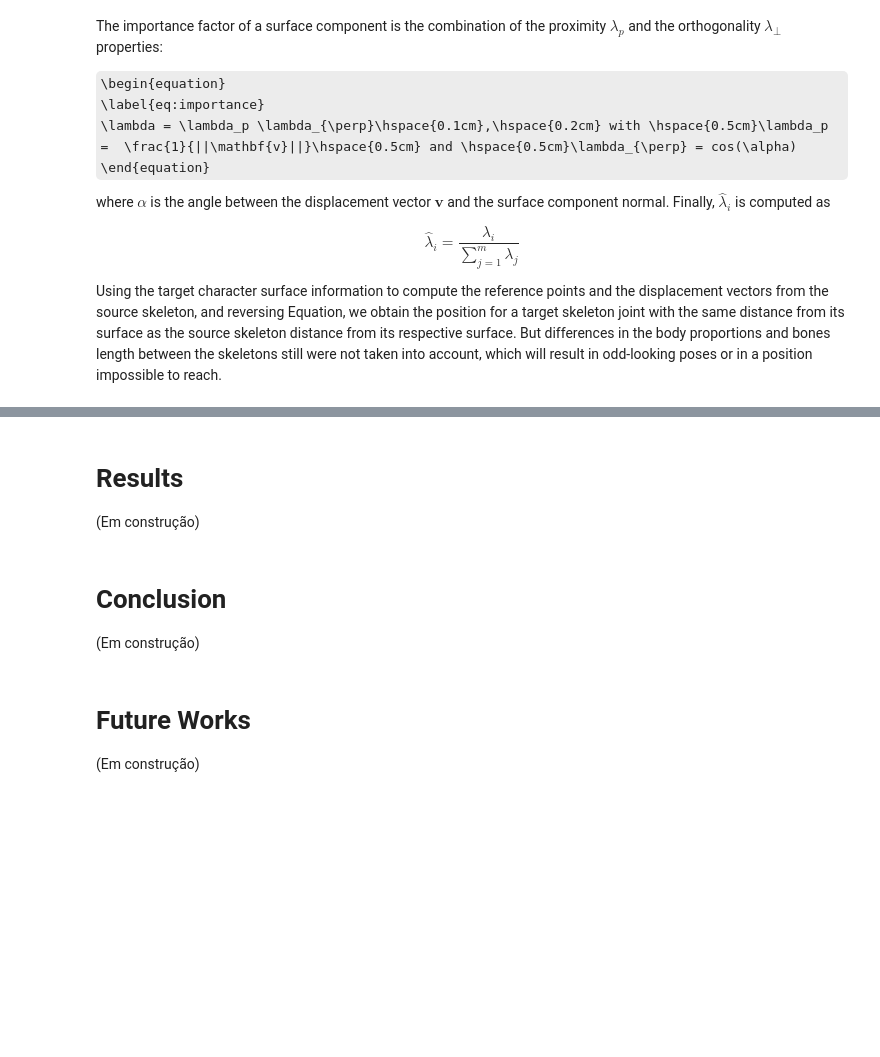
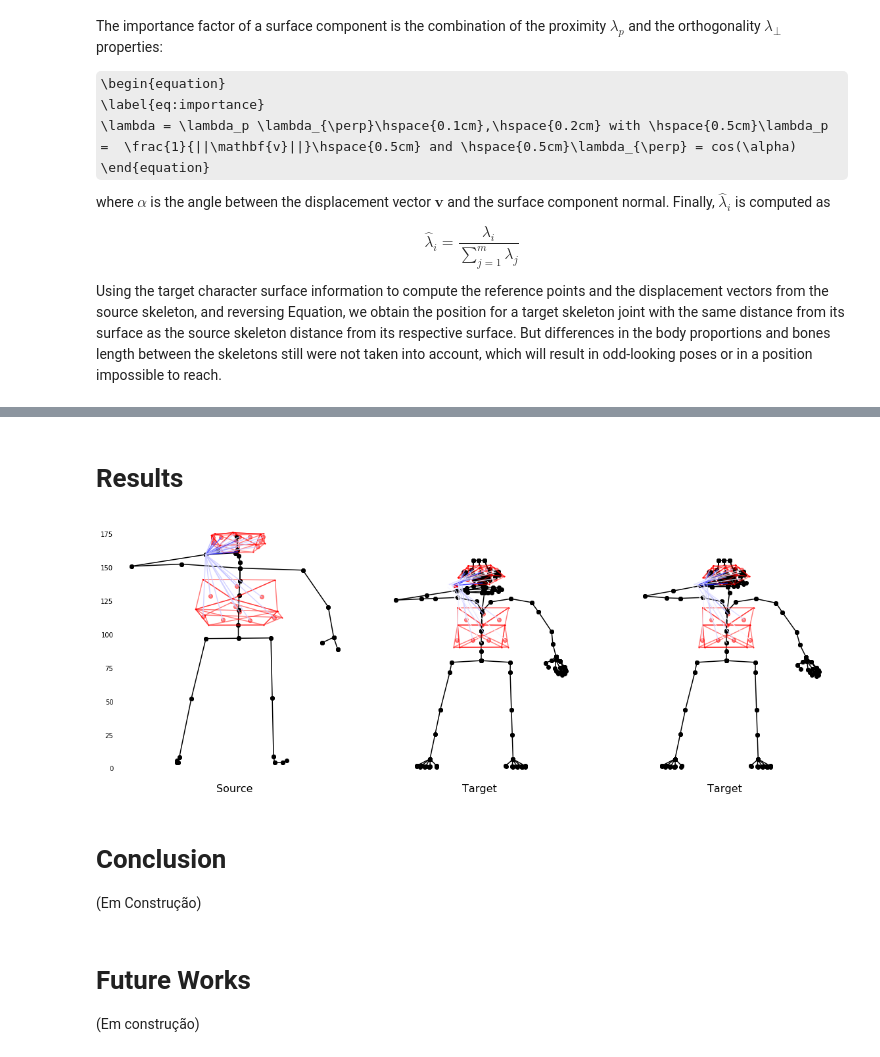
Before and after one commit to rltonoli/MotionRetargeting, a Jupyter notebook: dev/MotionRetargetingPaper-2.ipynb, the cells around one changed output, grey strips where cells are left out. Drawn from its saved outputs; the diff is of its cells as text; code cells hidden in the pictures; some formulas as TeX source; blank space fills up the shorter version.

```diff
--- a/dev/MotionRetargetingPaper-2.ipynb
+++ b/dev/MotionRetargetingPaper-2.ipynb
@@ -901,11 +869,83 @@ PlotDispvectorsFrames(sourceAnimation, sourceSurface, targetAnimation, targetSur
 # %% [markdown]
 # Results
-
-(Em construção)
+# %%
+def PlotResults(srcAnim, srcSurface, tgtAnim, tgtAnim_Aligned, tgtSurface, egoCoord, frame):
+    %matplotlib inline
+    fig, axs = plt.subplots(1, 3, figsize=(16,6))
+    min_X, max_X = np.inf,np.NINF
+    min_Y, max_Y = np.inf,np.NINF
+    for animation, surface, column in zip([srcAnim, tgtAnim_Aligned, tgtAnim],[srcSurface, tgtSurface, tgtSurface],range(3)):
+        aux = animation.getBones(frame)
+        bones = []
+        for i in range(len(aux)):
+            axs[column].plot([aux[i,0], aux[i,3]], [aux[i,1], aux[i,4]],'-o', color='black')
+        surf = []
+        for triangle in surface.headmesh:
+            vertices = [[vert.getPosition(animation,frame)[0],vert.getPosition(animation,frame)[1]] for vert in triangle]
+            vertices.append([triangle[0].getPosition(animation,frame)[0],triangle[0].getPosition(animation,frame)[1]])
+            vertices = np.asarray(vertices)
+            axs[column].plot(vertices[:,0],vertices[:,1],'-o', color='red', markersize=1, alpha = 0.5)
+
+        for triangle in surface.bodymesh:
+            vertices = [[vert.getPosition(animation,frame)[0],vert.getPosition(animation,frame)[1]] for vert in triangle]
+            vertices.append([triangle[0].getPosition(animation,frame)[0],triangle[0].getPosition(animation,frame)[1]])
+            vertices = np.asarray(vertices)
+            axs[column].plot(vertices[:,0],vertices[:,1],'-o', color='red', markersize=1, alpha = 0.5)
+        mini_X,maxi_X = np.min([aux[:,0].min(),aux[:,3].min()]), np.max([aux[:,0].max(),aux[:,3].max()])
+        mini_Y, maxi_Y = np.min([aux[:,1].min(),aux[:,4].min()]), np.max([aux[:,1].max(),aux[:,4].max()])
+        if mini_X<min_X:
+            min_X=mini_X
+        if maxi_X>max_X:
+            max_X=maxi_X
+        if mini_Y<min_Y:
+            min_Y=mini_Y
+        if maxi_Y>max_Y:
+            max_Y=maxi_Y
+
+    lenNoLimb = len(srcSurface.headmesh)+len(srcSurface.bodymesh)
+    #Source Animation ego coords:
+    dispvector = np.asarray([np.asarray(egoCoord.framecoord[frame].dispvector[i]*egoCoord.framecoord[frame].tau[i])+egoCoord.framecoord[frame].refpoint[i] for i in range(lenNoLimb)])
+    refpoint = np.asarray(egoCoord.framecoord[frame].refpoint[:lenNoLimb])
+    norm_importance = egoCoord.framecoord[frame].importance/egoCoord.framecoord[frame].importance.max()
+    for i in range(lenNoLimb):
+        axs[0].plot([refpoint[i,0],dispvector[i,0]],[refpoint[i,1],dispvector[i,1]], color=[np.clip(1*(1-norm_importance[i]),0,0.8),np.clip(1*(1-norm_importance[i]),0,0.8),1,0.8])
+        axs[0].scatter(refpoint[i,0], refpoint[i,1], color='red', alpha=0.5)
+    #Target Animation ego coords
+    dispvector = np.asarray([np.asarray(egoCoord.framecoord[frame].tgt_dispvector[i])+egoCoord.framecoord[frame].tgt_refpoint[i] for i in range(len(egoCoord.framecoord[frame].tgt_refpoint))])
+    refpoint = np.asarray(egoCoord.framecoord[frame].tgt_refpoint[:])
+    norm_importance = egoCoord.framecoord[frame].importance/egoCoord.framecoord[frame].importance.max()
+    for column in range(1,3):
+        for i in range(lenNoLimb):
+            axs[column].plot([refpoint[i,0],dispvector[i,0]],[refpoint[i,1],dispvector[i,1]], color=[np.clip(1*(1-norm_importance[i]),0,1),np.clip(1*(1-norm_importance[i]),0,1),1,0.8])
+            axs[column].scatter(refpoint[i,0], refpoint[i,1], color='red', alpha=0.5)
+            target = egoCoord.getTarget(frame)
+            axs[column].scatter(target[0], target[1], color='red', marker="X")
+    for column in range(3):
+        axs[column].set_xlim(min_X-5,max_X+5)
+        axs[column].set_ylim(min_Y-10,max_Y+10)
+        axs[column].set_frame_on(False)
+        axs[column].tick_params(axis='both', which='both', length=0)
+        axs[column].set_xticks([])
+        if column!=0:
+            axs[column].set_yticks([])
+        #axs[column].set_axis_off()
+
+    font_size = 16
+
+    axs[0].set_xlabel('Source', fontsize=font_size)
+    axs[1].set_xlabel('Target', fontsize=font_size)
+    axs[2].set_xlabel('Target', fontsize=font_size)
+
+    plt.tight_layout()
+    plt.show()
+
+PlotResults(sourceAnimation, sourceSurface, targetAnimation, targetAnimation_aligned, targetSurface, egoCoords[0], 400)
+# %% [output]
+[figure, added]
 # %% [markdown]
 # Conclusion
 
-(Em construção)
+(Em Construção)
 # %% [markdown]
 # Future Works
 
```
Also changed, not shown: parts of 15 cells of this notebook, 7 other files.
